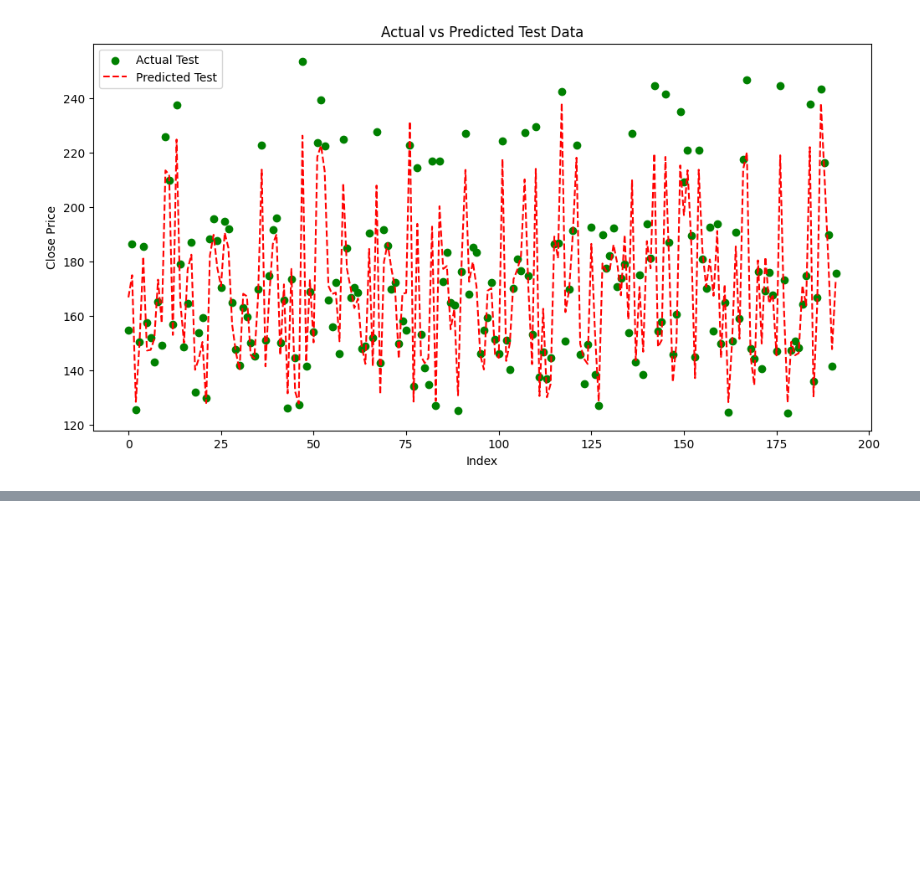
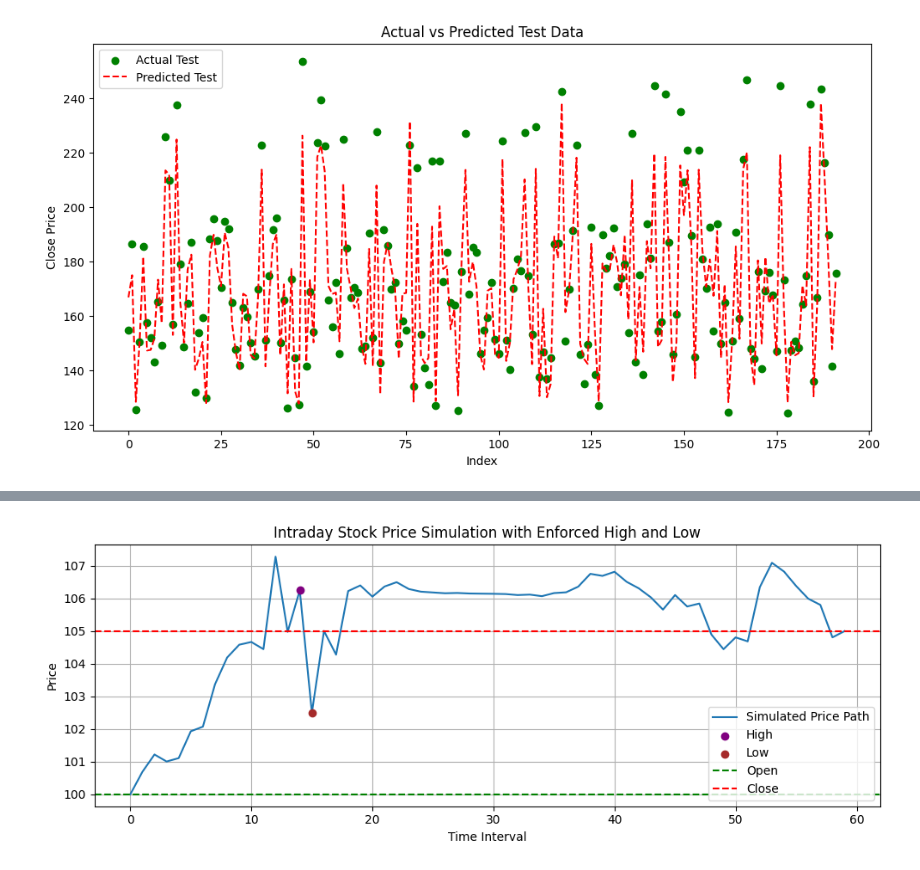
Before and after one commit to WizadCarton11/BloomTrading, a Jupyter notebook: ML/data_study.ipynb, the cells around one changed output, grey strips where cells are left out. Drawn from its saved outputs; the diff is of its cells as text; code cells hidden in the pictures; blank space fills up the shorter version.

```diff
--- a/ML/data_study.ipynb
+++ b/ML/data_study.ipynb
@@ -253,0 +351,70 @@ plt.show()
+# %%
+import numpy as np
+import matplotlib.pyplot as plt
+
+def generate_intraday_with_high_low(open_price, close_price, high, low, intervals=60, mu=0.001, sigma=0.02):
+    dt = 1 / intervals
+    prices = [open_price]
+
+    # Midday lull volatility pattern
+    time_steps = np.linspace(0, 1, intervals)
+    lull_curve = 1 - np.exp(-20 * (time_steps - 0.5) ** 2)
+
+    for i in range(1, intervals):
+        z = np.random.normal()
+        effective_sigma = sigma * lull_curve[i]
+        prev = prices[-1]
+        next_price = prev * np.exp((mu - 0.5 * effective_sigma ** 2) * dt + effective_sigma * np.sqrt(dt) * z)
+        prices.append(next_price)
+
+    prices = np.array(prices)
+
+    # Normalize path to start at open and end at close
+    prices -= prices[0]
+    scale = (close_price - open_price) / (prices[-1] if prices[-1] != 0 else 1)
+    prices *= scale
+    prices += open_price
+
+    # --- Force high and low ---
+    valid_indices = np.arange(5, intervals - 5)
+    i_high, i_low = np.random.choice(valid_indices, 2, replace=False)
+    prices[i_high] = high
+    prices[i_low] = low
+
+    # Optional: smooth a bit around forced points (to reduce unnatural spikes)
+    def smooth_around(index, window=2):
+        for offset in range(-window, window + 1):
+            if offset == 0:
+                continue
+            j = index + offset
+            if 0 <= j < intervals:
+                prices[j] = (prices[j] + prices[index]) / 2
+
+    smooth_around(i_high)
+    smooth_around(i_low)
+
+    # Final clipping just in case
+    prices = np.clip(prices, low, high)
+
+    return prices, i_high, i_low
+
+# Example
+open_p, close_p, high_p, low_p = 100, 105, 110, 95
+path, hi_idx, lo_idx = generate_intraday_with_high_low(open_p, close_p, high_p, low_p)
+
+# Plotting
+plt.figure(figsize=(10, 4))
+plt.plot(path, label="Simulated Price Path")
+plt.scatter([hi_idx], [path[hi_idx]], color='purple', label="High", zorder=5)
+plt.scatter([lo_idx], [path[lo_idx]], color='brown', label="Low", zorder=5)
+plt.axhline(open_p, color='green', linestyle='--', label="Open")
+plt.axhline(close_p, color='red', linestyle='--', label="Close")
+plt.legend()
+plt.title("Intraday Stock Price Simulation with Enforced High and Low")
+plt.xlabel("Time Interval")
+plt.ylabel("Price")
+plt.grid(True)
+plt.tight_layout()
+plt.show()
+# %% [output]
+[figure, added]
```
Also changed, not shown: parts of 10 cells of this notebook, 14 other files.
